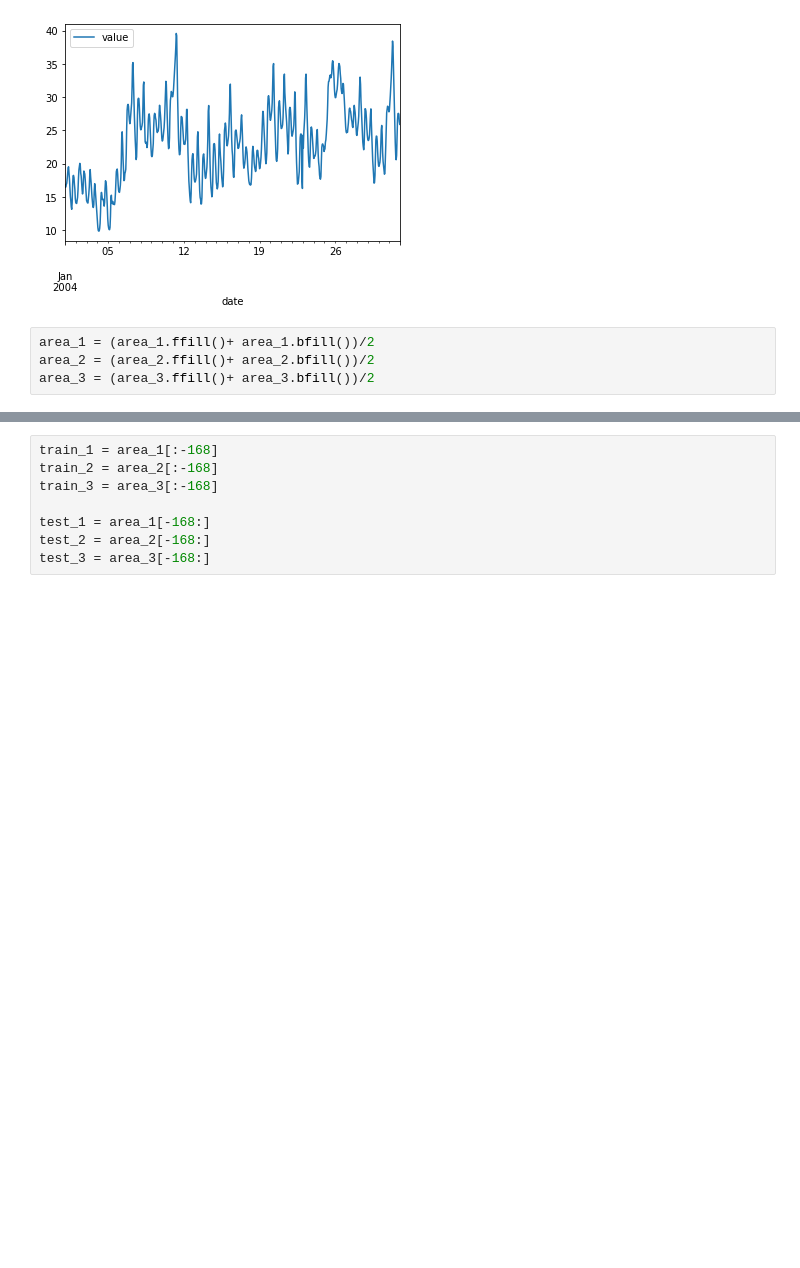
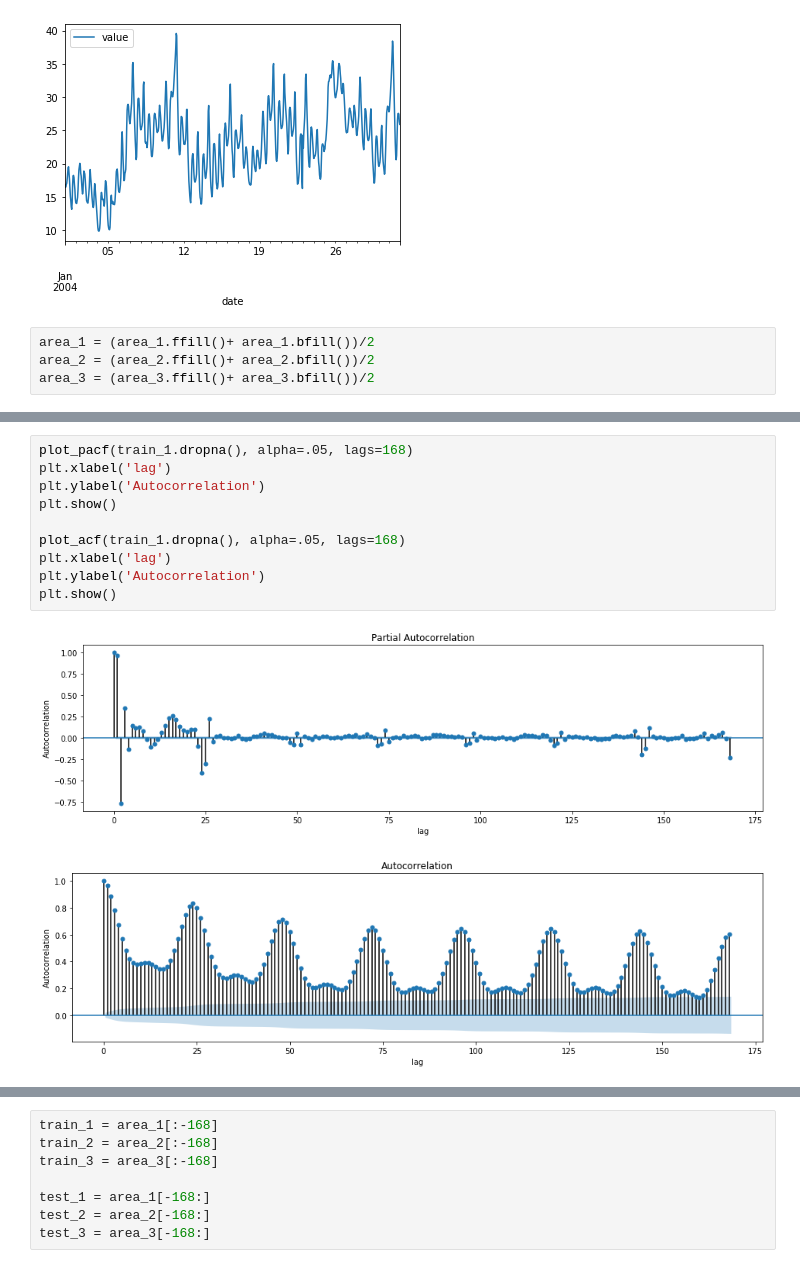
Before and after one commit to minhhoang1023/hck03, a Jupyter notebook: HCKT03 - Time Series/Baseline_Model.ipynb, the cells around one changed output, grey strips where cells are left out. Cells and saved outputs as stored; diff of their text form; blank space fills up the shorter version.

```diff
--- a/HCKT03 - Time Series/Baseline_Model.ipynb
+++ b/HCKT03 - Time Series/Baseline_Model.ipynb
@@ -75,0 +96,13 @@ area_3 = (area_3.ffill()+ area_3.bfill())/2
+# %%
+plot_pacf(train_1.dropna(), alpha=.05, lags=168)
+plt.xlabel('lag')
+plt.ylabel('Autocorrelation')
+plt.show()
+
+plot_acf(train_1.dropna(), alpha=.05, lags=168)
+plt.xlabel('lag')
+plt.ylabel('Autocorrelation')
+plt.show()
+# %% [output]
+[figure, added]
+[figure, added]
```
Also changed, not shown: parts of 20 cells of this notebook, 6 other files.
